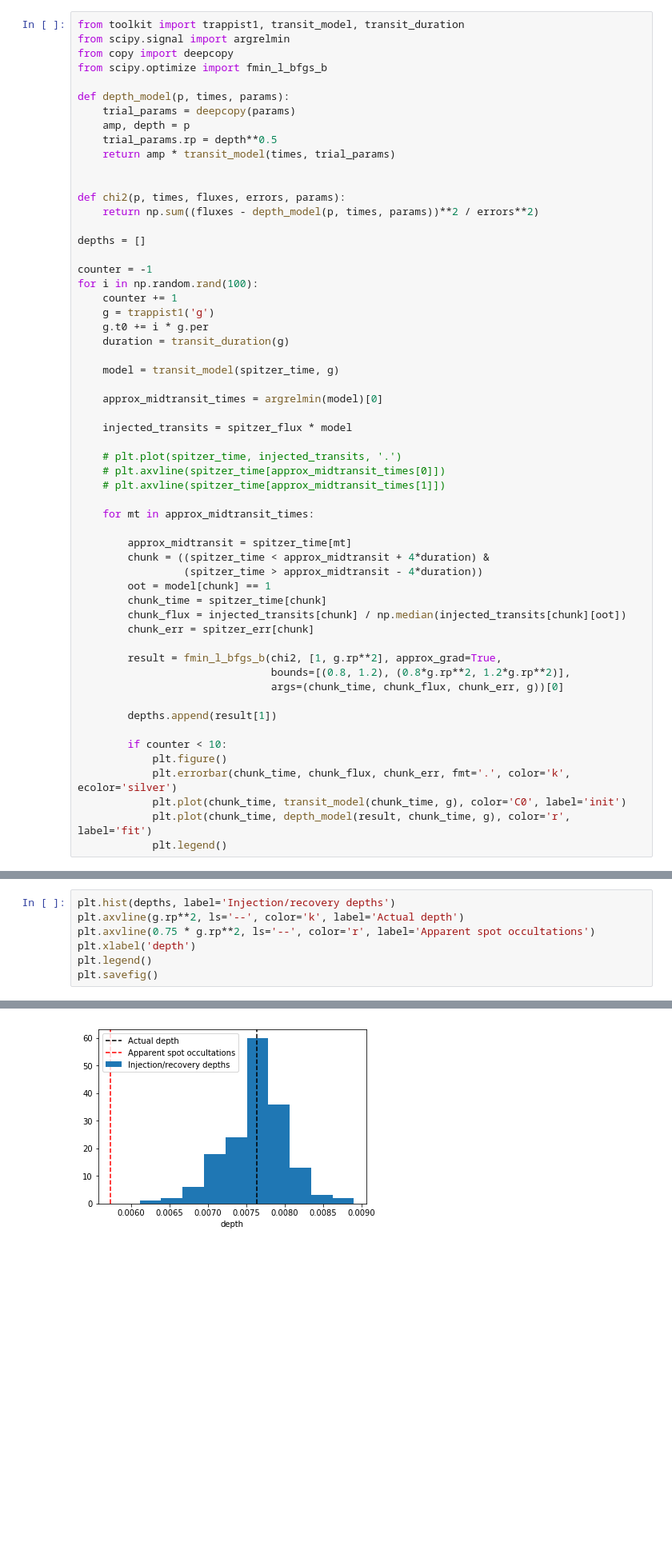
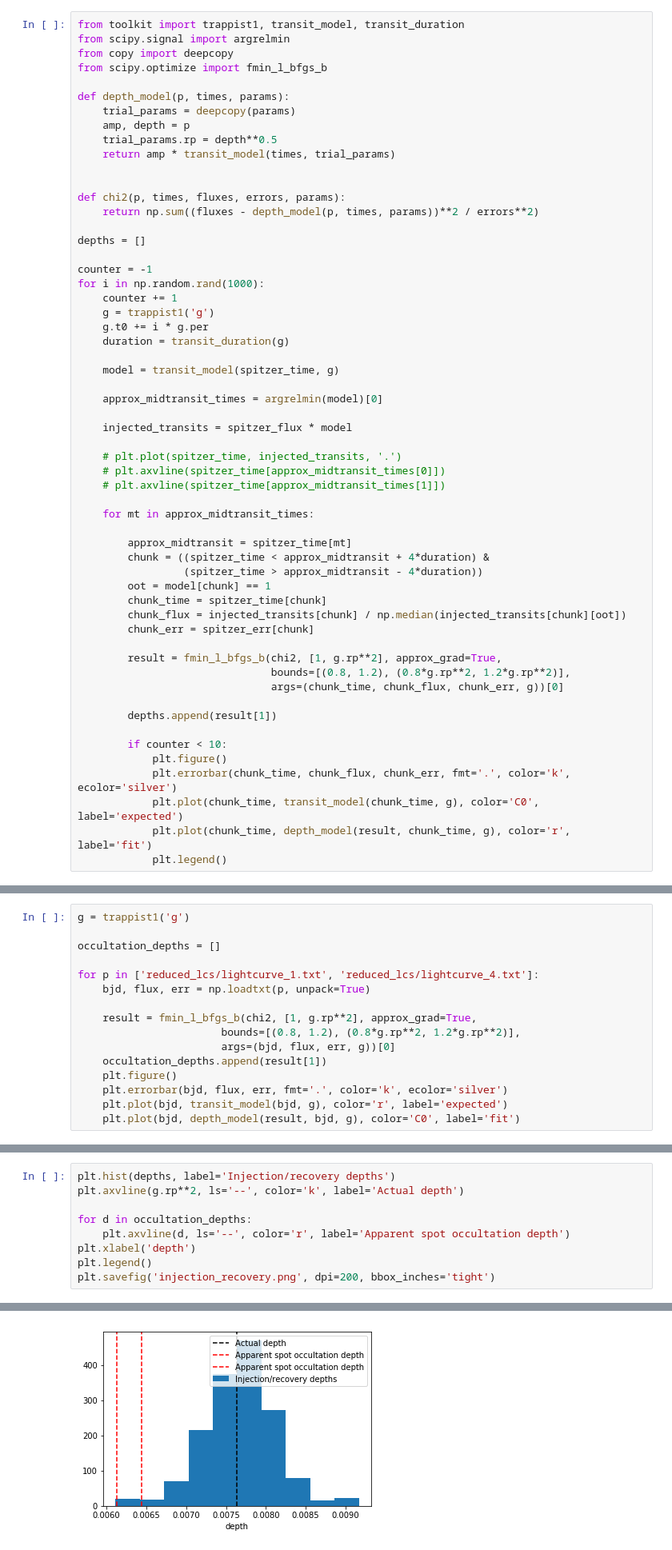
Before and after one commit to bmorris3/trappist1g_spots, a Jupyter notebook: injected_transits.ipynb, the cells around one changed output, grey strips where cells are left out. Shown at 80% size. Saved outputs shown, nothing was run; the diff lists cells and outputs as text; blank space fills up the shorter version.

```diff
--- a/injected_transits.ipynb
+++ b/injected_transits.ipynb
@@ -26,7 +26,7 @@ def chi2(p, times, fluxes, errors, params):
 depths = []
 
 counter = -1
-for i in np.random.rand(100):
+for i in np.random.rand(1000):
     counter += 1
     g = trappist1('g')
     g.t0 += i * g.per
@@ -61,7 +61,7 @@ for i in np.random.rand(100):
         if counter < 10:
             plt.figure()
             plt.errorbar(chunk_time, chunk_flux, chunk_err, fmt='.', color='k', ecolor='silver')
-            plt.plot(chunk_time, transit_model(chunk_time, g), color='C0', label='init')
+            plt.plot(chunk_time, transit_model(chunk_time, g), color='C0', label='expected')
             plt.plot(chunk_time, depth_model(result, chunk_time, g), color='r', label='fit')
             plt.legend()
 # %% [output]
@@ -80,0 +81,16 @@ for i in np.random.rand(100):
+# %%
+g = trappist1('g')
+
+occultation_depths = []
+
+for p in ['reduced_lcs/lightcurve_1.txt', 'reduced_lcs/lightcurve_4.txt']:
+    bjd, flux, err = np.loadtxt(p, unpack=True)
+
+    result = fmin_l_bfgs_b(chi2, [1, g.rp**2], approx_grad=True,
+                       bounds=[(0.8, 1.2), (0.8*g.rp**2, 1.2*g.rp**2)],
+                       args=(bjd, flux, err, g))[0]
+    occultation_depths.append(result[1])
+    plt.figure()
+    plt.errorbar(bjd, flux, err, fmt='.', color='k', ecolor='silver')
+    plt.plot(bjd, transit_model(bjd, g), color='r', label='expected')
+    plt.plot(bjd, depth_model(result, bjd, g), color='C0', label='fit')
@@ -81,8 +100,10 @@ for i in np.random.rand(100):
 # %%
 plt.hist(depths, label='Injection/recovery depths')
 plt.axvline(g.rp**2, ls='--', color='k', label='Actual depth')
-plt.axvline(0.75 * g.rp**2, ls='--', color='r', label='Apparent spot occultations')
+
+for d in occultation_depths:
+    plt.axvline(d, ls='--', color='r', label='Apparent spot occultation depth')
 plt.xlabel('depth')
 plt.legend()
-plt.savefig()
+plt.savefig('injection_recovery.png', dpi=200, bbox_inches='tight')
 # %% [output]
@@ -90 +110 @@ plt.savefig()
-[figure, old version]
+[figure, new version]
```
Also changed, not shown: parts of 3 cells of this notebook.
